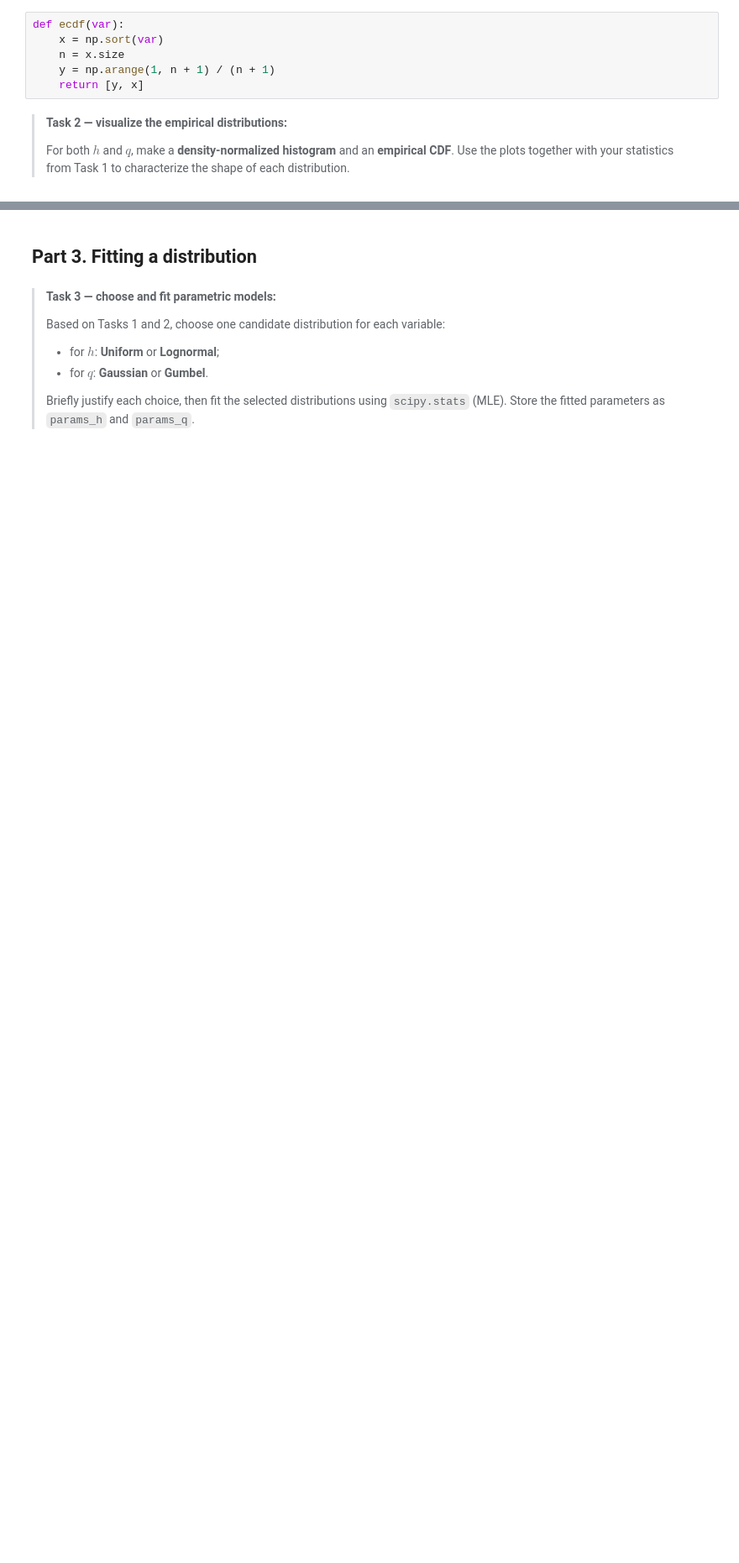
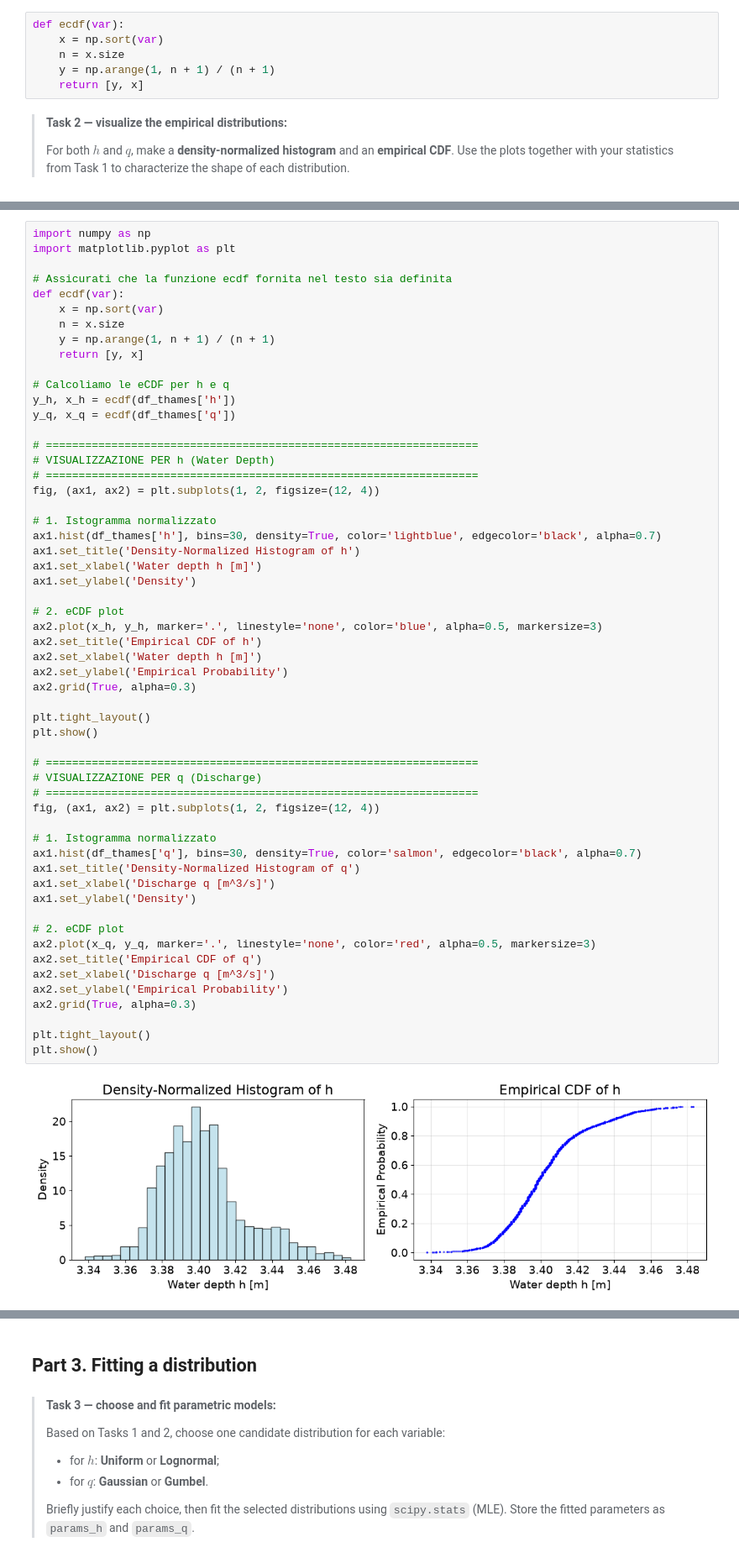
Before and after one commit to LorenzoBellunato/GA1.4, a Jupyter notebook: all_files_GA_1_4/GA_1.4.ipynb, the cells around one changed output, grey strips where cells are left out. Shown at 84% size. Saved outputs shown, nothing was run; the diff lists cells and outputs as text; blank space fills up the shorter version.

```diff
--- a/all_files_GA_1_4/GA_1.4.ipynb
+++ b/all_files_GA_1_4/GA_1.4.ipynb
@@ -161,0 +160,58 @@ def ecdf(var):
+# %%
+import numpy as np
+import matplotlib.pyplot as plt
+
+# Assicurati che la funzione ecdf fornita nel testo sia definita
+def ecdf(var):
+    x = np.sort(var)
+    n = x.size
+    y = np.arange(1, n + 1) / (n + 1)
+    return [y, x]
+
+# Calcoliamo le eCDF per h e q
+y_h, x_h = ecdf(df_thames['h'])
+y_q, x_q = ecdf(df_thames['q'])
+
+# ==================================================================
+# VISUALIZZAZIONE PER h (Water Depth)
+# ==================================================================
+fig, (ax1, ax2) = plt.subplots(1, 2, figsize=(12, 4))
+
+# 1. Istogramma normalizzato
+ax1.hist(df_thames['h'], bins=30, density=True, color='lightblue', edgecolor='black', alpha=0.7)
+ax1.set_title('Density-Normalized Histogram of h')
+ax1.set_xlabel('Water depth h [m]')
+ax1.set_ylabel('Density')
+
+# 2. eCDF plot
+ax2.plot(x_h, y_h, marker='.', linestyle='none', color='blue', alpha=0.5, markersize=3)
+ax2.set_title('Empirical CDF of h')
+ax2.set_xlabel('Water depth h [m]')
+ax2.set_ylabel('Empirical Probability')
+ax2.grid(True, alpha=0.3)
+
+plt.tight_layout()
+plt.show()
+
+# ==================================================================
+# VISUALIZZAZIONE PER q (Discharge)
+# ==================================================================
+fig, (ax1, ax2) = plt.subplots(1, 2, figsize=(12, 4))
+
+# 1. Istogramma normalizzato
+ax1.hist(df_thames['q'], bins=30, density=True, color='salmon', edgecolor='black', alpha=0.7)
+ax1.set_title('Density-Normalized Histogram of q')
+ax1.set_xlabel('Discharge q [m^3/s]')
+ax1.set_ylabel('Density')
+
+# 2. eCDF plot
+ax2.plot(x_q, y_q, marker='.', linestyle='none', color='red', alpha=0.5, markersize=3)
+ax2.set_title('Empirical CDF of q')
+ax2.set_xlabel('Discharge q [m^3/s]')
+ax2.set_ylabel('Empirical Probability')
+ax2.grid(True, alpha=0.3)
+
+plt.tight_layout()
+plt.show()
+# %% [output]
+[figure, added]
```
Also changed, not shown: parts of 4 cells of this notebook.
